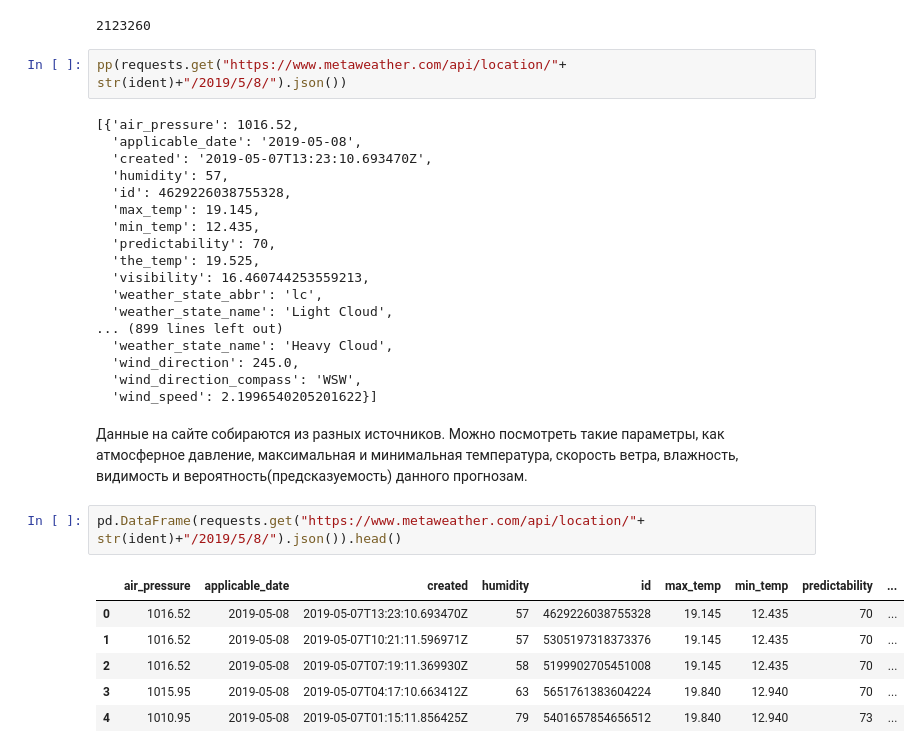
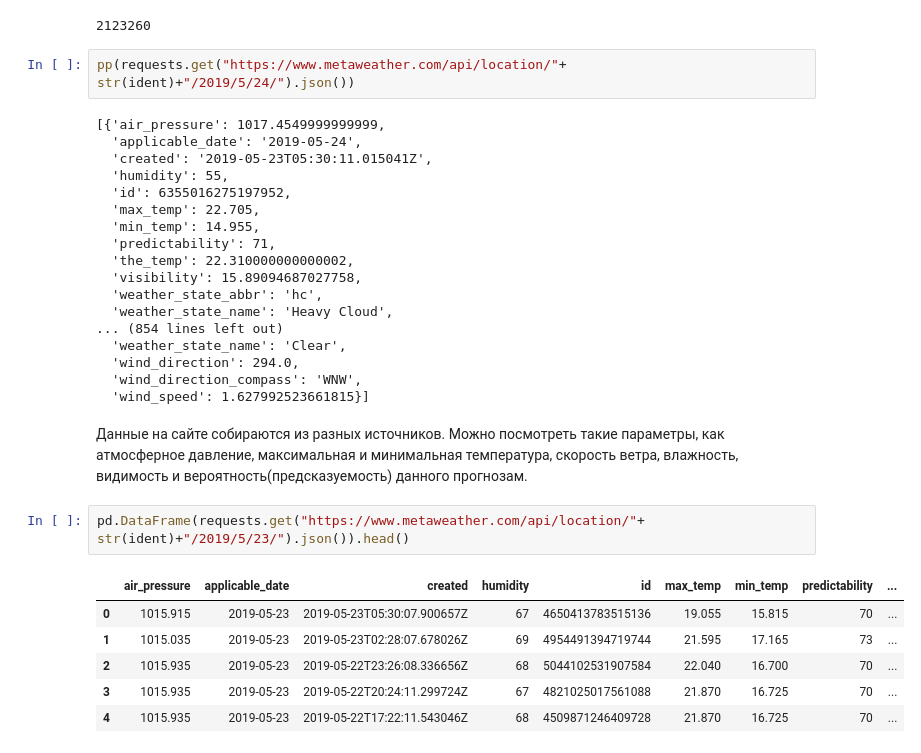
Before and after one commit to dm-fedorov/python3_intro, a Jupyter notebook: lesson_13/meta_weather_api.ipynb, the cells around one changed output. Cells and saved outputs as stored; diff of their text form.

Commit message:
weather fix

```diff
--- a/lesson_13/meta_weather_api.ipynb
+++ b/lesson_13/meta_weather_api.ipynb
@@ -34,33 +34,33 @@ print(ident)
 # %% [output]
 2123260
 # %%
-pp(requests.get("https://www.metaweather.com/api/location/"+ str(ident)+"/2019/5/8/").json())
+pp(requests.get("https://www.metaweather.com/api/location/"+ str(ident)+"/2019/5/24/").json())
 # %% [output]
-[{'air_pressure': 1016.52,
-  'applicable_date': '2019-05-08',
-  'created': '2019-05-07T13:23:10.693470Z',
-  'humidity': 57,
-  'id': 4629226038755328,
-  'max_temp': 19.145,
-  'min_temp': 12.435,
-  'predictability': 70,
-  'the_temp': 19.525,
-  'visibility': 16.460744253559213,
-  'weather_state_abbr': 'lc',
-  'weather_state_name': 'Light Cloud',
-... (899 lines left out)
+[{'air_pressure': 1017.4549999999999,
+  'applicable_date': '2019-05-24',
+  'created': '2019-05-23T05:30:11.015041Z',
+  'humidity': 55,
+  'id': 6355016275197952,
+  'max_temp': 22.705,
+  'min_temp': 14.955,
+  'predictability': 71,
+  'the_temp': 22.310000000000002,
+  'visibility': 15.89094687027758,
+  'weather_state_abbr': 'hc',
   'weather_state_name': 'Heavy Cloud',
-  'wind_direction': 245.0,
-  'wind_direction_compass': 'WSW',
-  'wind_speed': 2.1996540205201622}]
+... (854 lines left out)
+  'weather_state_name': 'Clear',
+  'wind_direction': 294.0,
+  'wind_direction_compass': 'WNW',
+  'wind_speed': 1.627992523661815}]
 # %% [markdown]
 Данные на сайте собираются из разных источников. Можно посмотреть такие параметры, как атмосферное давление, максимальная и минимальная температура, скорость ветра, влажность, видимость и вероятность(предсказуемость) данного прогнозам.
 # %%
-pd.DataFrame(requests.get("https://www.metaweather.com/api/location/"+ str(ident)+"/2019/5/8/").json()).head()
+pd.DataFrame(requests.get("https://www.metaweather.com/api/location/"+ str(ident)+"/2019/5/23/").json()).head()
 # %% [output]
 |  | air_pressure | applicable_date | created | humidity | id | max_temp | min_temp | predictability | ... |
-| 0 | 1016.52 | 2019-05-08 | 2019-05-07T13:23:10.693470Z | 57 | 4629226038755328 | 19.145 | 12.435 | 70 | ... |
-| 1 | 1016.52 | 2019-05-08 | 2019-05-07T10:21:11.596971Z | 57 | 5305197318373376 | 19.145 | 12.435 | 70 | ... |
-| 2 | 1016.52 | 2019-05-08 | 2019-05-07T07:19:11.369930Z | 58 | 5199902705451008 | 19.145 | 12.435 | 70 | ... |
-| 3 | 1015.95 | 2019-05-08 | 2019-05-07T04:17:10.663412Z | 63 | 5651761383604224 | 19.840 | 12.940 | 70 | ... |
-| 4 | 1010.95 | 2019-05-08 | 2019-05-07T01:15:11.856425Z | 79 | 5401657854656512 | 19.840 | 12.940 | 73 | ... |
+| 0 | 1015.915 | 2019-05-23 | 2019-05-23T05:30:07.900657Z | 67 | 4650413783515136 | 19.055 | 15.815 | 70 | ... |
+| 1 | 1015.035 | 2019-05-23 | 2019-05-23T02:28:07.678026Z | 69 | 4954491394719744 | 21.595 | 17.165 | 73 | ... |
+| 2 | 1015.935 | 2019-05-23 | 2019-05-22T23:26:08.336656Z | 68 | 5044102531907584 | 22.040 | 16.700 | 70 | ... |
+| 3 | 1015.935 | 2019-05-23 | 2019-05-22T20:24:11.299724Z | 67 | 4821025017561088 | 21.870 | 16.725 | 70 | ... |
+| 4 | 1015.935 | 2019-05-23 | 2019-05-22T17:22:11.543046Z | 68 | 4509871246409728 | 21.870 | 16.725 | 70 | ... |
```
